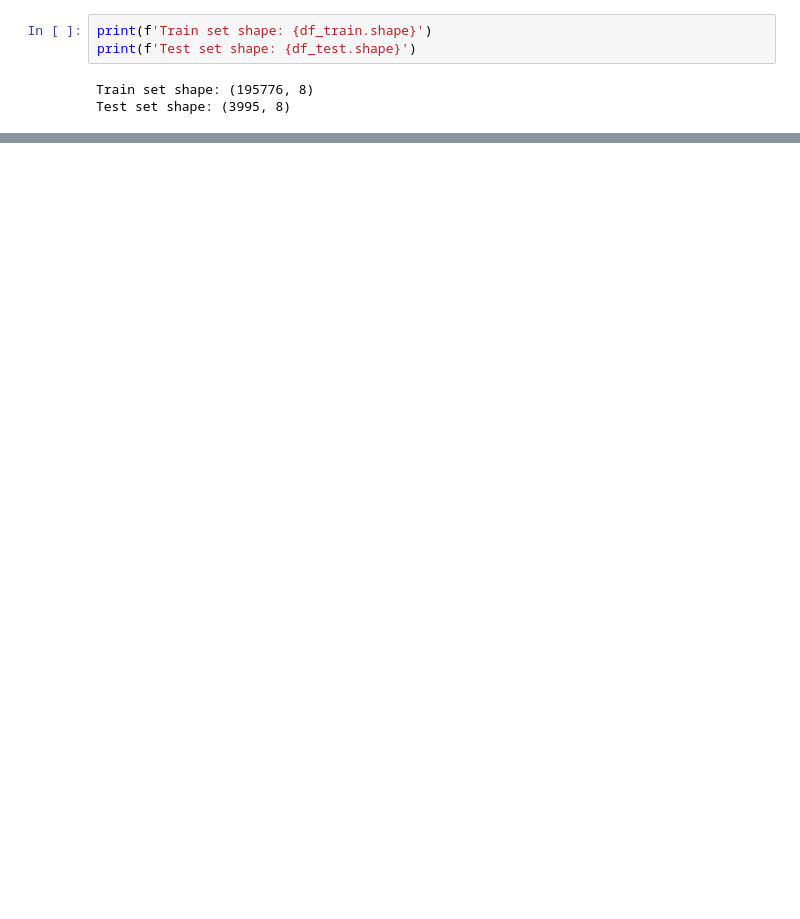
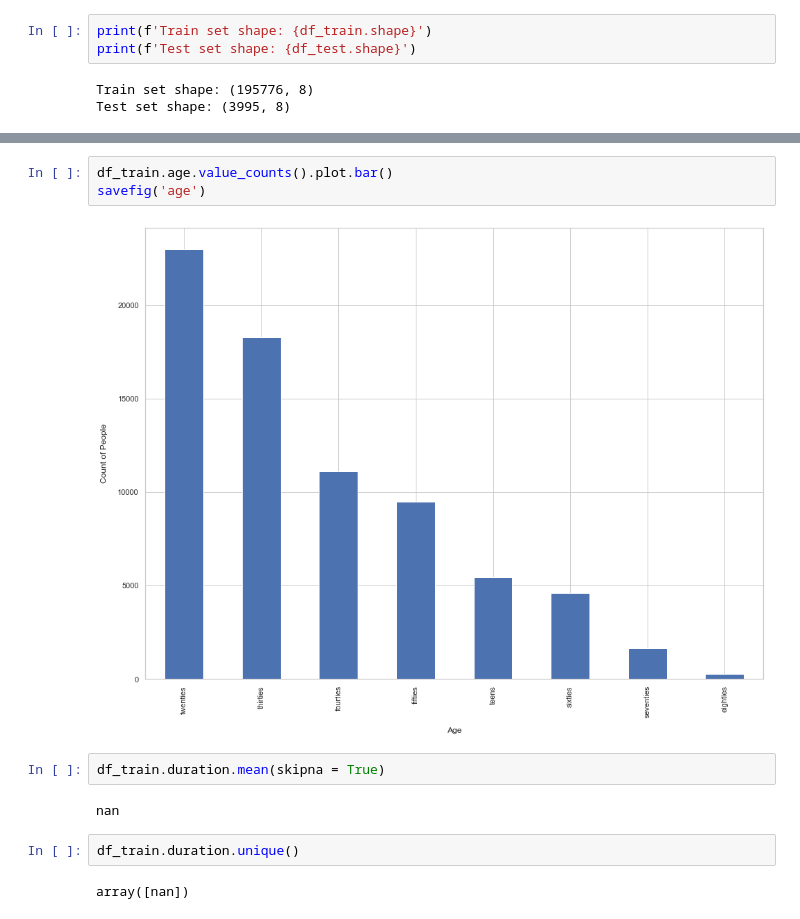
Before and after one commit to TRoboto/Gender-Recognition-by-Voice, a Jupyter notebook: EDA.ipynb, the cells around one changed output, grey strips where cells are left out. Saved outputs shown, nothing was run; the diff lists cells and outputs as text; blank space fills up the shorter version.

```diff
--- a/EDA.ipynb
+++ b/EDA.ipynb
@@ -47,0 +132,13 @@ Test set shape: (3995, 8)
+# %%
+df_train.age.value_counts().plot.bar()
+savefig('age')
+# %% [output]
+[figure, added]
+# %%
+df_train.duration.mean(skipna = True)
+# %% [output]
+nan
+# %%
+df_train.duration.unique()
+# %% [output]
+array([nan])
```
Also changed, not shown: parts of 11 cells of this notebook.
